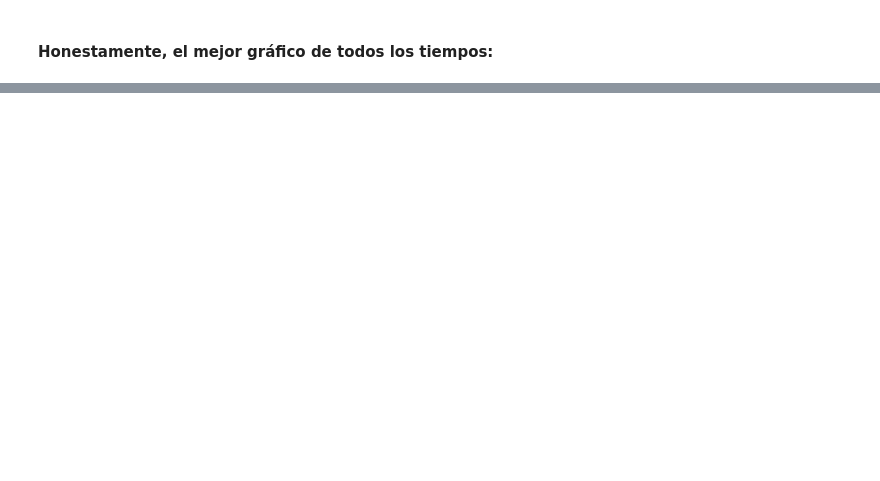
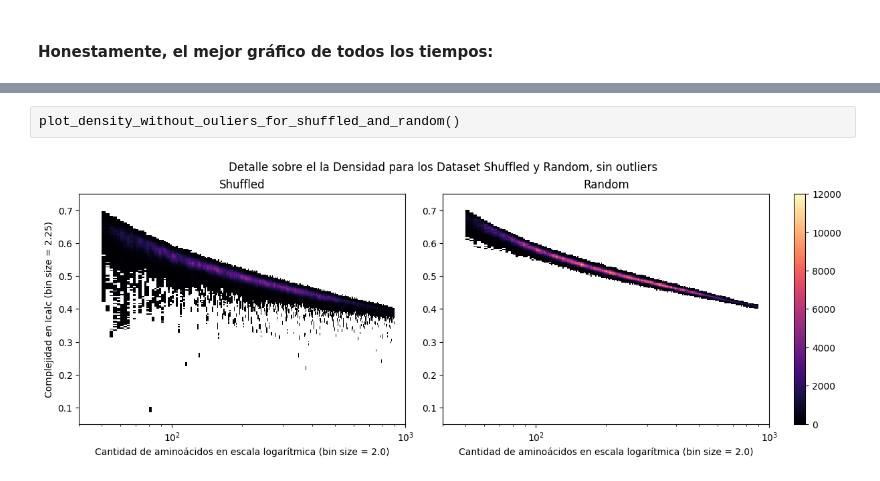
Before and after one commit to marianoOca/tesis, a Jupyter notebook: ploting.ipynb, the cells around one changed output, grey strips where cells are left out. Drawn from its saved outputs; the diff is of its cells as text; blank space fills up the shorter version.

```diff
--- a/ploting.ipynb
+++ b/ploting.ipynb
@@ -257,0 +288,4 @@ plt.show()
+# %%
+plot_density_without_ouliers_for_shuffled_and_random()
+# %% [output]
+[figure, added]
```
Also changed, not shown: parts of 27 cells of this notebook, 3 other files.
